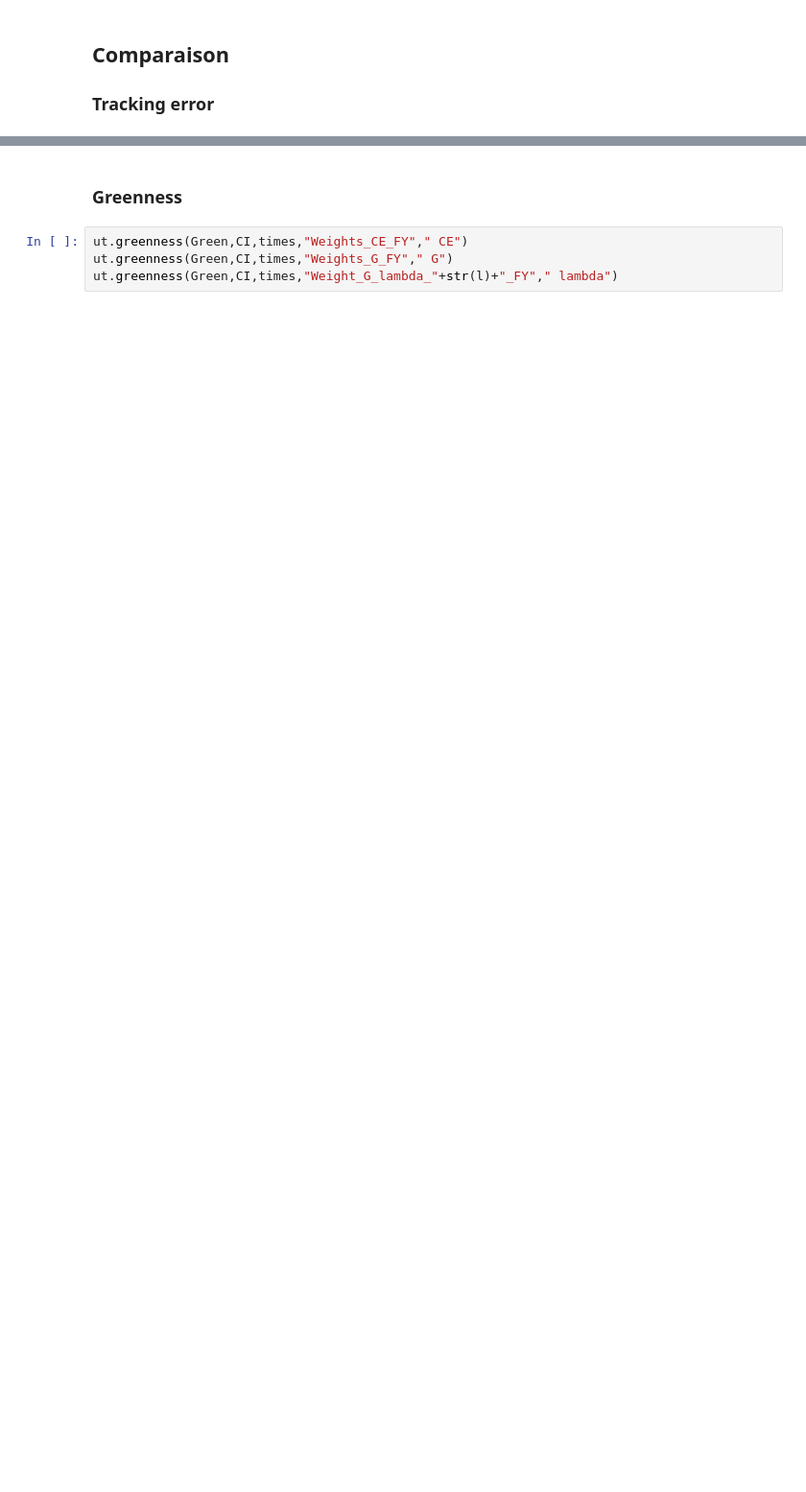
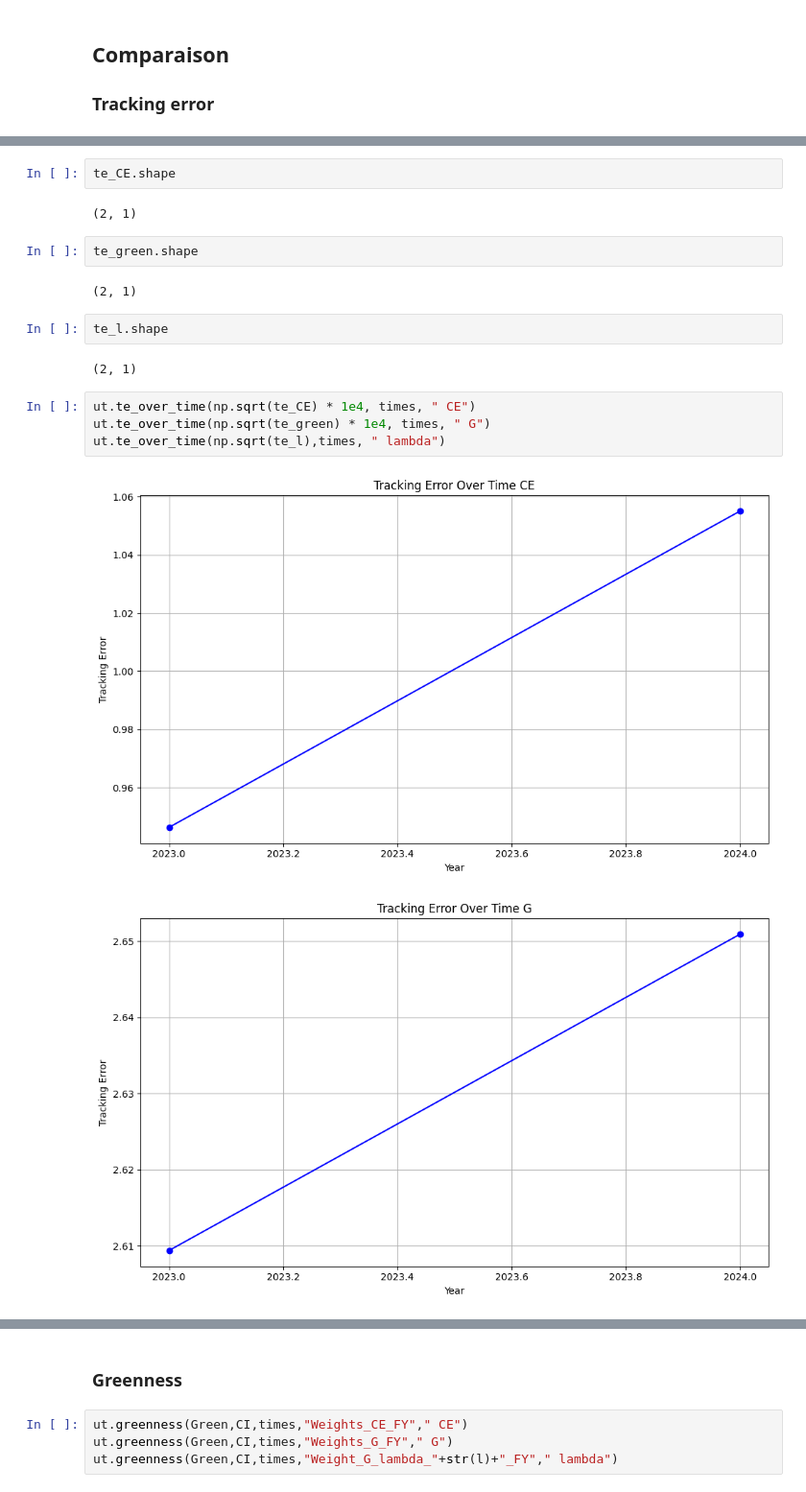
Before and after one commit to MoutetMaxime/net-zero-portfolio, a Jupyter notebook: comparison.ipynb, the cells around one changed output, grey strips where cells are left out. Shown at 96% size. Saved outputs shown, nothing was run; the diff lists cells and outputs as text; blank space fills up the shorter version.

```diff
--- a/comparison.ipynb
+++ b/comparison.ipynb
@@ -68,0 +52,19 @@ ut.te_over_time(te_l_array,times, " lambda")
+# %%
+te_CE.shape
+# %% [output]
+(2, 1)
+# %%
+te_green.shape
+# %% [output]
+(2, 1)
+# %%
+te_l.shape
+# %% [output]
+(2, 1)
+# %%
+ut.te_over_time(np.sqrt(te_CE) * 1e4, times, " CE")
+ut.te_over_time(np.sqrt(te_green) * 1e4, times, " G")
+ut.te_over_time(np.sqrt(te_l),times, " lambda")
+# %% [output]
+[figure, added]
+[figure, added]
```
Also changed, not shown: parts of 6 cells of this notebook, 2 other files.
